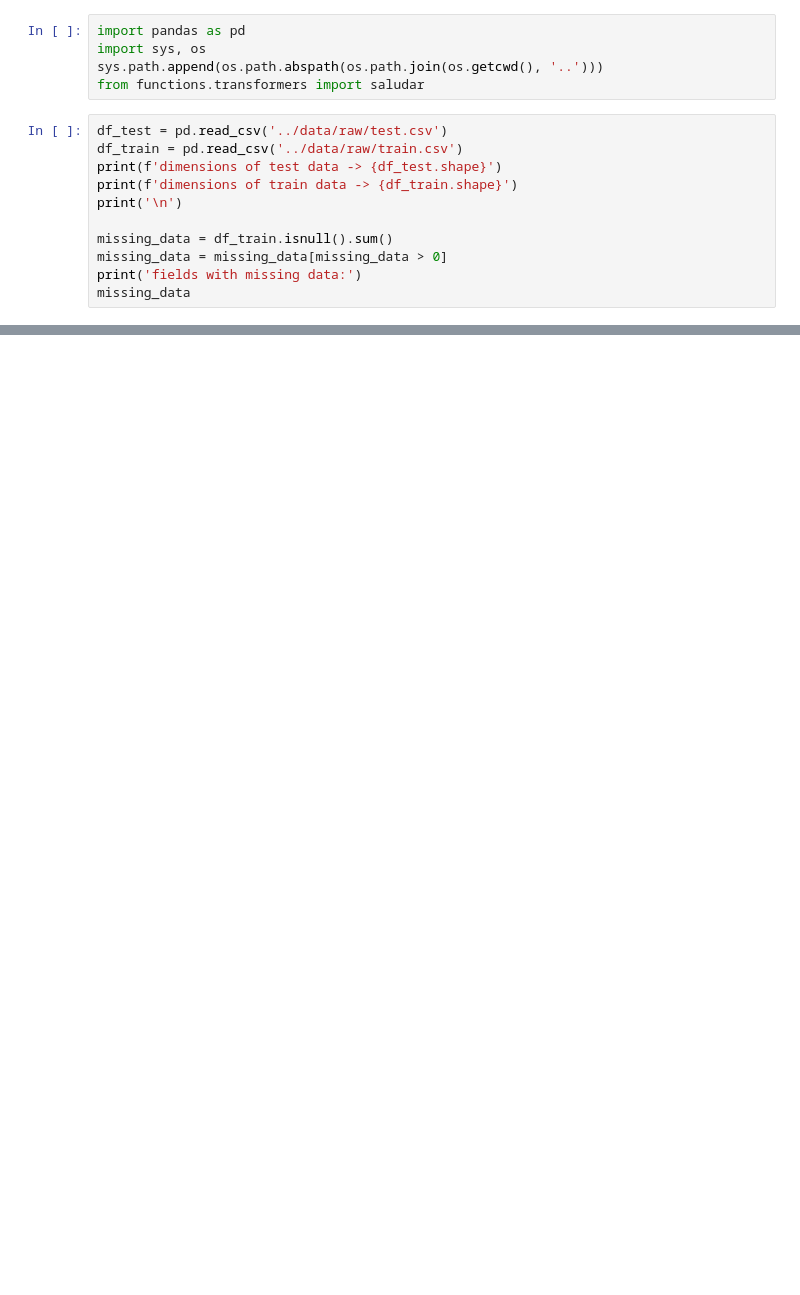
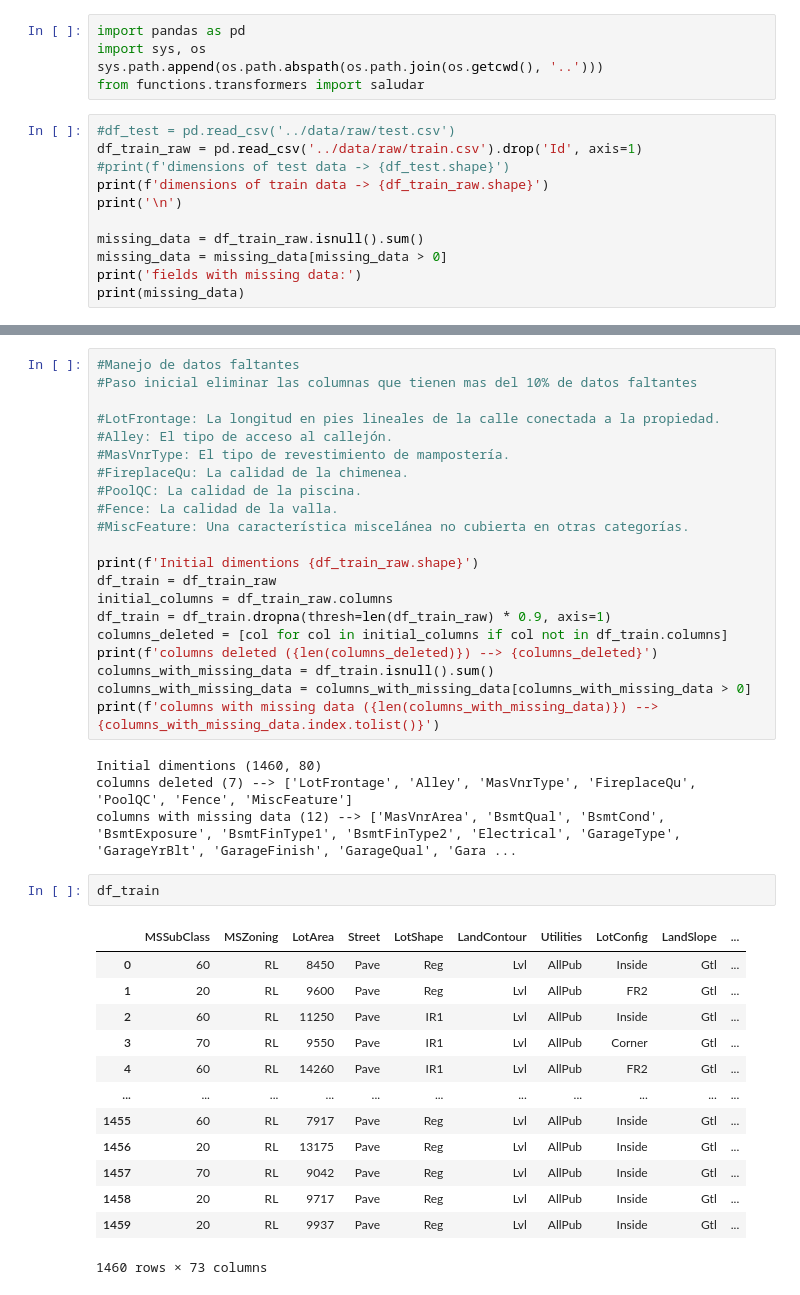
Before and after one commit to Albe036/ML-house-prices, a Jupyter notebook: notebooks/eda_01.ipynb, the cells around one changed output, grey strips where cells are left out. Drawn from its saved outputs; the diff is of its cells as text; blank space fills up the shorter version.

Commit message:
eda: fill fields with missing data

```diff
--- a/notebooks/eda_01.ipynb
+++ b/notebooks/eda_01.ipynb
@@ -4,14 +4,14 @@ import sys, os
 sys.path.append(os.path.abspath(os.path.join(os.getcwd(), '..')))
 from functions.transformers import saludar
 # %%
-df_test = pd.read_csv('../data/raw/test.csv')
-df_train = pd.read_csv('../data/raw/train.csv')
-print(f'dimensions of test data -> {df_test.shape}')
-print(f'dimensions of train data -> {df_train.shape}')
+#df_test = pd.read_csv('../data/raw/test.csv')
+df_train_raw = pd.read_csv('../data/raw/train.csv').drop('Id', axis=1)
+#print(f'dimensions of test data -> {df_test.shape}')
+print(f'dimensions of train data -> {df_train_raw.shape}')
 print('\n')
 
-missing_data = df_train.isnull().sum()
+missing_data = df_train_raw.isnull().sum()
 missing_data = missing_data[missing_data > 0]
 print('fields with missing data:')
-missing_data
+print(missing_data)
 # %% [output]
@@ -46,0 +45,41 @@ saludar()
+# %%
+#Manejo de datos faltantes
+#Paso inicial eliminar las columnas que tienen mas del 10% de datos faltantes
+
+#LotFrontage: La longitud en pies lineales de la calle conectada a la propiedad.
+#Alley: El tipo de acceso al callejón.
+#MasVnrType: El tipo de revestimiento de mampostería.
+#FireplaceQu: La calidad de la chimenea.
+#PoolQC: La calidad de la piscina.
+#Fence: La calidad de la valla.
+#MiscFeature: Una característica miscelánea no cubierta en otras categorías.
+
+print(f'Initial dimentions {df_train_raw.shape}')
+df_train = df_train_raw
+initial_columns = df_train_raw.columns
+df_train = df_train.dropna(thresh=len(df_train_raw) * 0.9, axis=1)
+columns_deleted = [col for col in initial_columns if col not in df_train.columns]
+print(f'columns deleted ({len(columns_deleted)}) --> {columns_deleted}')
+columns_with_missing_data = df_train.isnull().sum()
+columns_with_missing_data = columns_with_missing_data[columns_with_missing_data > 0]
+print(f'columns with missing data ({len(columns_with_missing_data)}) --> {columns_with_missing_data.index.tolist()}')
+# %% [output]
+Initial dimentions (1460, 80)
+columns deleted (7) --> ['LotFrontage', 'Alley', 'MasVnrType', 'FireplaceQu', 'PoolQC', 'Fence', 'MiscFeature']
+columns with missing data (12) --> ['MasVnrArea', 'BsmtQual', 'BsmtCond', 'BsmtExposure', 'BsmtFinType1', 'BsmtFinType2', 'Electrical', 'GarageType', 'GarageYrBlt', 'GarageFinish', 'GarageQual', 'Gara ...
+# %%
+df_train
+# %% [output]
+|  | MSSubClass | MSZoning | LotArea | Street | LotShape | LandContour | Utilities | LotConfig | LandSlope | ... |
+| 0 | 60 | RL | 8450 | Pave | Reg | Lvl | AllPub | Inside | Gtl | ... |
+| 1 | 20 | RL | 9600 | Pave | Reg | Lvl | AllPub | FR2 | Gtl | ... |
+| 2 | 60 | RL | 11250 | Pave | IR1 | Lvl | AllPub | Inside | Gtl | ... |
+| 3 | 70 | RL | 9550 | Pave | IR1 | Lvl | AllPub | Corner | Gtl | ... |
+| 4 | 60 | RL | 14260 | Pave | IR1 | Lvl | AllPub | FR2 | Gtl | ... |
+| ... | ... | ... | ... | ... | ... | ... | ... | ... | ... | ... |
+| 1455 | 60 | RL | 7917 | Pave | Reg | Lvl | AllPub | Inside | Gtl | ... |
+| 1456 | 20 | RL | 13175 | Pave | Reg | Lvl | AllPub | Inside | Gtl | ... |
+| 1457 | 70 | RL | 9042 | Pave | Reg | Lvl | AllPub | Inside | Gtl | ... |
+| 1458 | 20 | RL | 9717 | Pave | Reg | Lvl | AllPub | Inside | Gtl | ... |
+| 1459 | 20 | RL | 9937 | Pave | Reg | Lvl | AllPub | Inside | Gtl | ... |
+1460 rows × 73 columns
```
Also changed, not shown: parts of 4 cells of this notebook, 1 other file.
